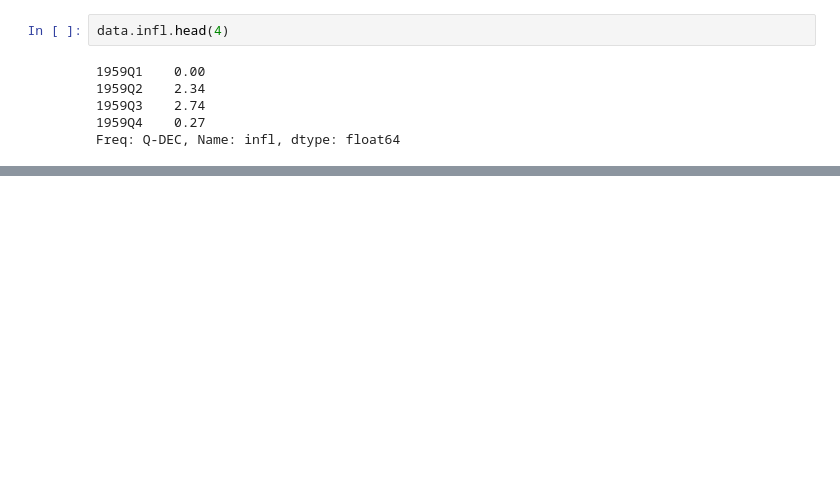
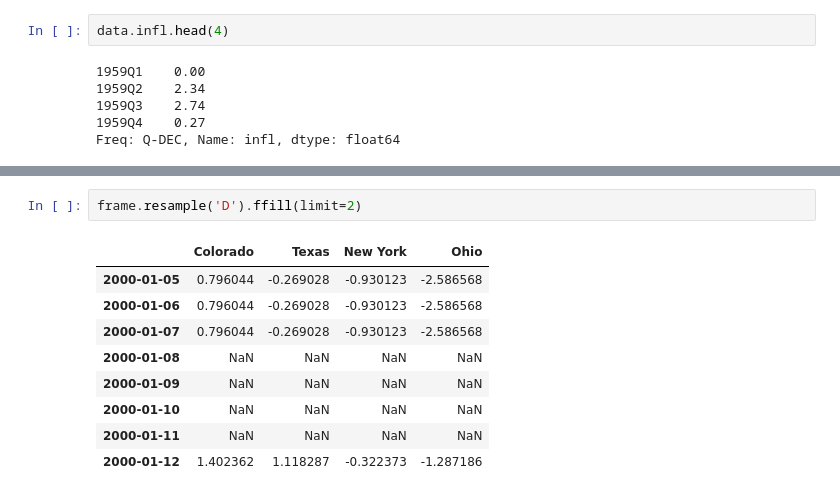
Before and after one commit to rumourcy/DA, a Jupyter notebook: python-for-data-analysis/chapter11.ipynb, the cells around one changed output, grey strips where cells are left out. Cells and saved outputs as stored; diff of their text form; blank space fills up the shorter version.

```diff
--- a/python-for-data-analysis/chapter11.ipynb
+++ b/python-for-data-analysis/chapter11.ipynb
@@ -1022,0 +1159,12 @@ Freq: Q-DEC, Name: infl, dtype: float64
+# %%
+frame.resample('D').ffill(limit=2)
+# %% [output]
+|  | Colorado | Texas | New York | Ohio |
+| 2000-01-05 | 0.796044 | -0.269028 | -0.930123 | -2.586568 |
+| 2000-01-06 | 0.796044 | -0.269028 | -0.930123 | -2.586568 |
+| 2000-01-07 | 0.796044 | -0.269028 | -0.930123 | -2.586568 |
+| 2000-01-08 | NaN | NaN | NaN | NaN |
+| 2000-01-09 | NaN | NaN | NaN | NaN |
+| 2000-01-10 | NaN | NaN | NaN | NaN |
+| 2000-01-11 | NaN | NaN | NaN | NaN |
+| 2000-01-12 | 1.402362 | 1.118287 | -0.322373 | -1.287186 |
```
Also changed, not shown: parts of 71 cells of this notebook, 2 other files.
